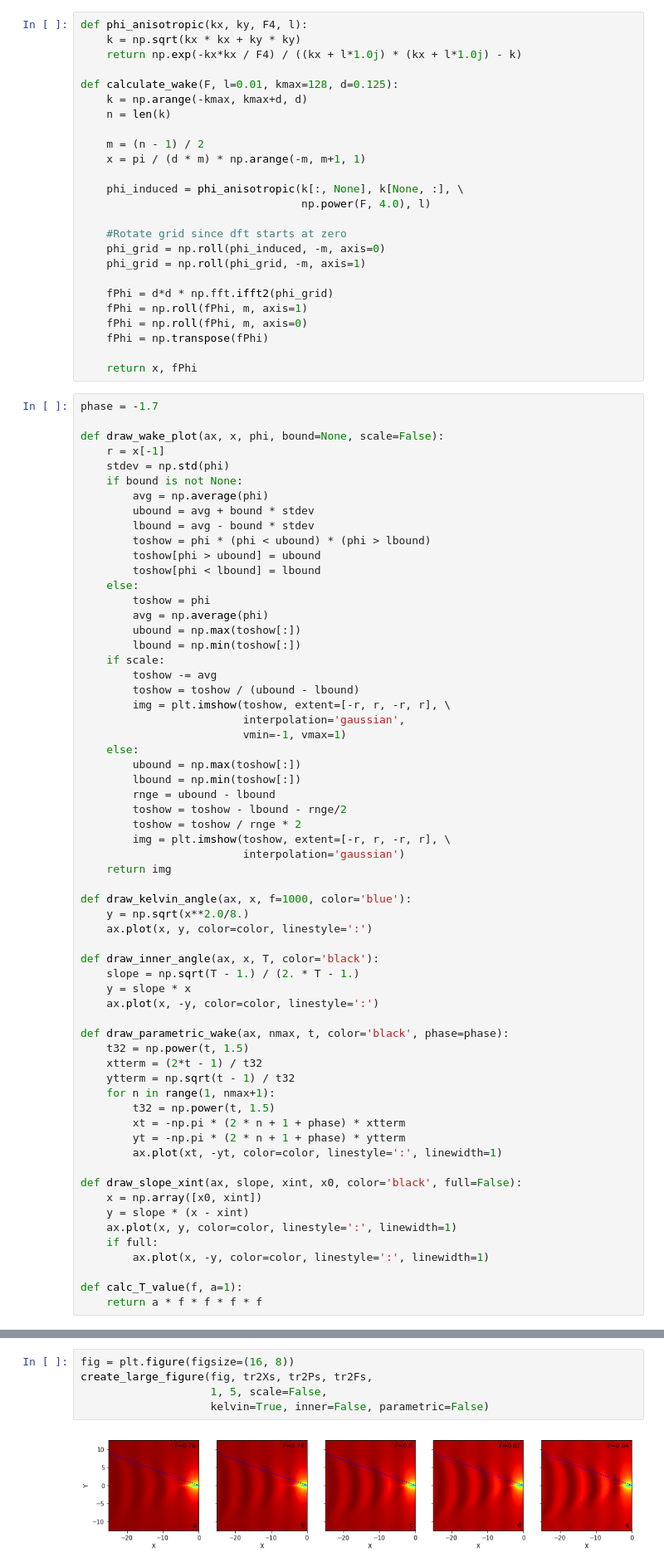
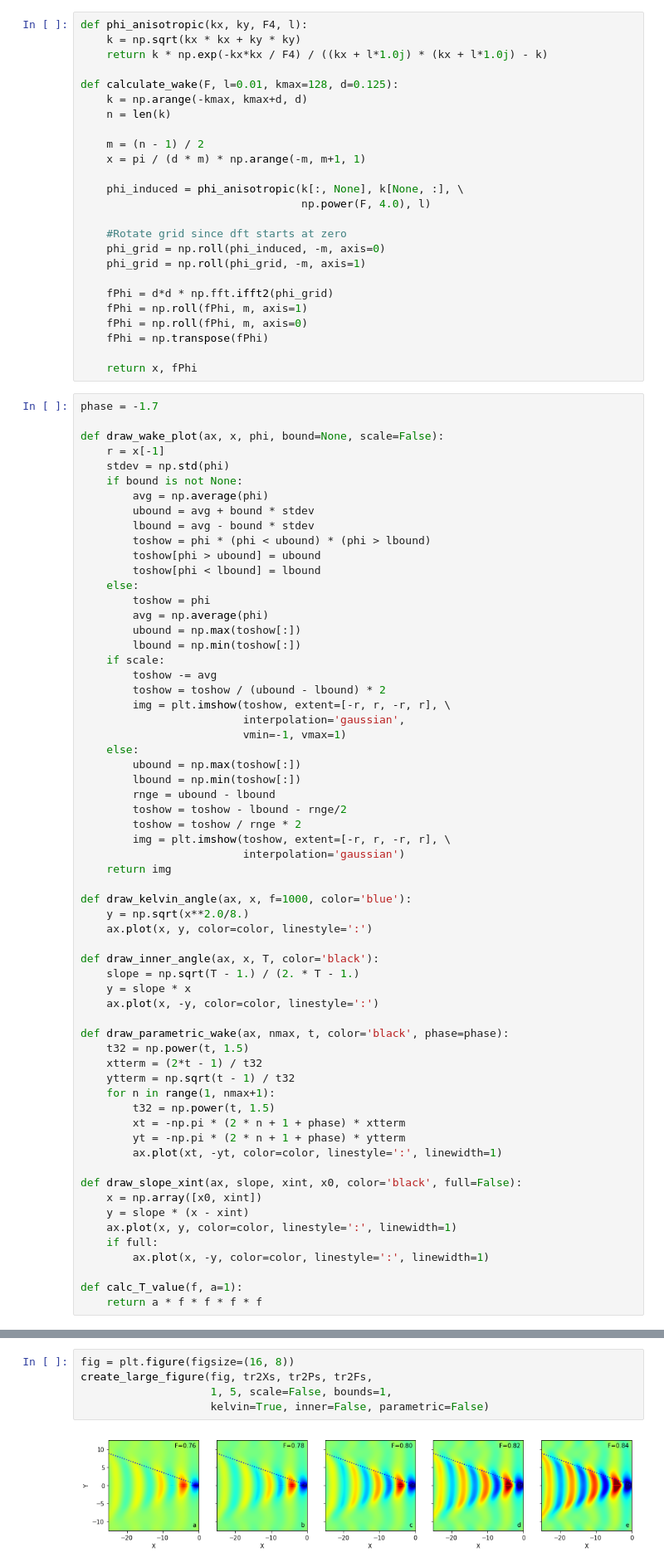
Before and after one commit to jcolen/kelvinmach, a Jupyter notebook: challenging_kelvin/AnisotropicGuassian.ipynb, the cells around one changed output, grey strips where cells are left out. Shown at 83% size. Drawn from its saved outputs; the diff is of its cells as text.

```diff
--- a/challenging_kelvin/AnisotropicGuassian.ipynb
+++ b/challenging_kelvin/AnisotropicGuassian.ipynb
@@ -7,7 +7,7 @@ plt.rcParams['figure.facecolor'] = 'white'
 # %%
 def phi_anisotropic(kx, ky, F4, l):
     k = np.sqrt(kx * kx + ky * ky)
-    return np.exp(-kx*kx / F4) / ((kx + l*1.0j) * (kx + l*1.0j) - k)
+    return k * np.exp(-kx*kx / F4) / ((kx + l*1.0j) * (kx + l*1.0j) - k)
 
 def calculate_wake(F, l=0.01, kmax=128, d=0.125):
     k = np.arange(-kmax, kmax+d, d)
@@ -49,7 +49,7 @@ def draw_wake_plot(ax, x, phi, bound=None, scale=False):
         lbound = np.min(toshow[:])
     if scale:
         toshow -= avg
-        toshow = toshow / (ubound - lbound)
+        toshow = toshow / (ubound - lbound) * 2
         img = plt.imshow(toshow, extent=[-r, r, -r, r], \
                          interpolation='gaussian',
                          vmin=-1, vmax=1)
@@ -252,7 +268,7 @@ create_large_figure(fig, tr1Xs, tr1Ps, tr1Fs,
 # %%
 fig = plt.figure(figsize=(16, 8))
 create_large_figure(fig, tr2Xs, tr2Ps, tr2Fs,
-                    1, 5, scale=False,
+                    1, 5, scale=False, bounds=1,
                     kelvin=True, inner=False, parametric=False)
 # %% [output]
-[figure, old version]
+[figure, new version]
```
Also changed, not shown: parts of 13 cells of this notebook, 3 other files.
